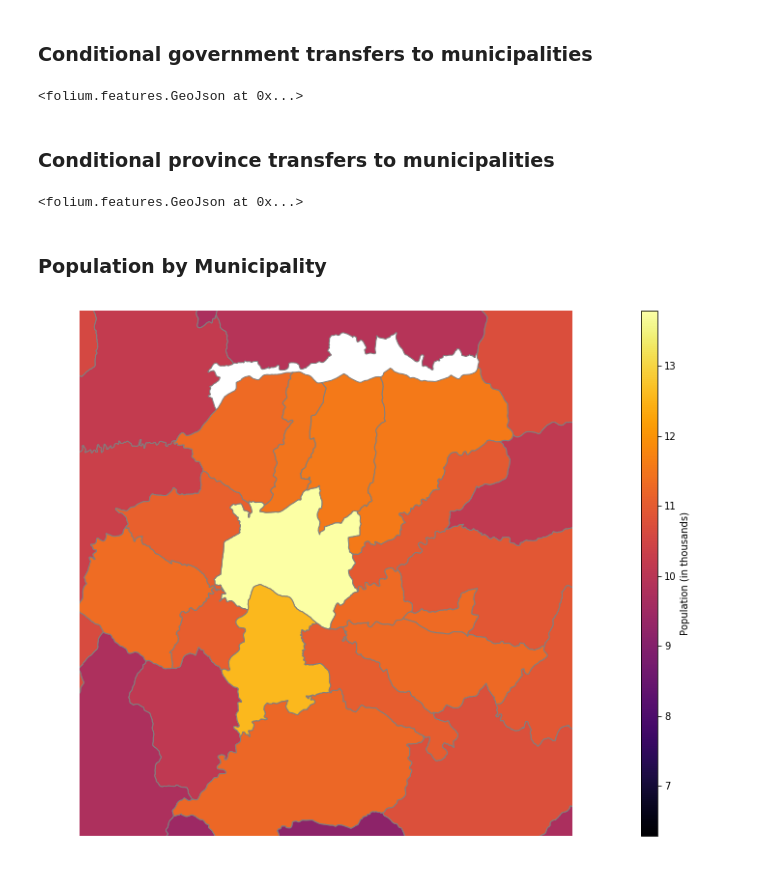
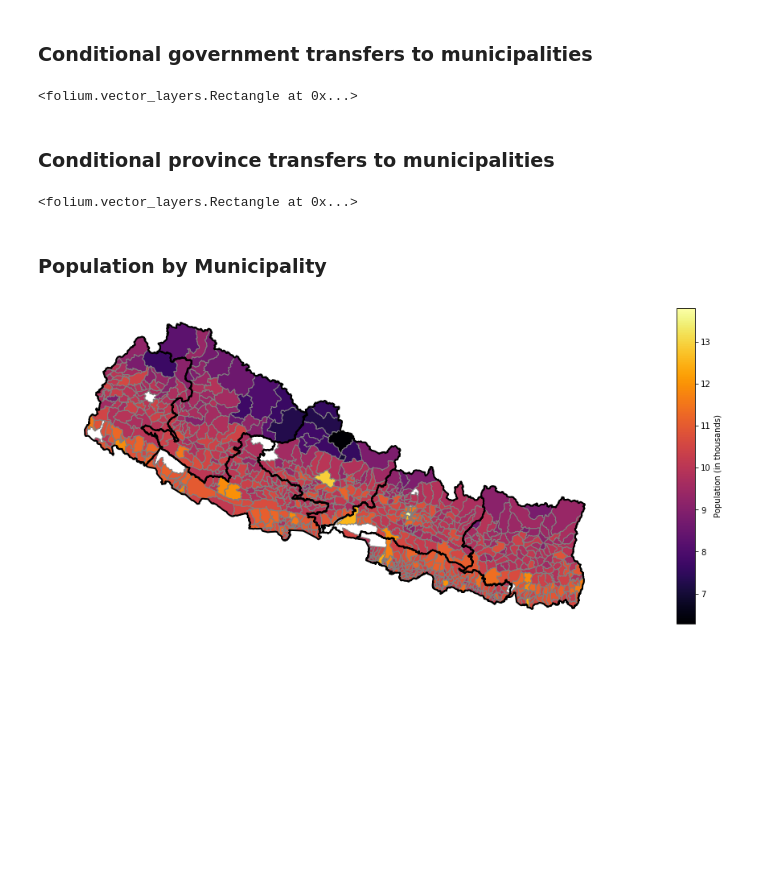
Before and after one commit to FedericoGanz/Nepal_maps, a Jupyter notebook: Nepal_map.ipynb, the cells around one changed output. Drawn from its saved outputs; the diff is of its cells as text; code cells hidden in the pictures; blank space fills up the shorter version.

```diff
--- a/Nepal_map.ipynb
+++ b/Nepal_map.ipynb
@@ -315,9 +342,13 @@ choropleth  = folium.Choropleth(
      bins=[0, 0.2, 0.4, 0.6, 0.8, 1],
      fill_color = 'YlOrRd',
      highlight = True,
-     legend_name = 'Share of government transfers that is either conditional or complementary',
+     legend_name = 'Share of Central transfers that is either conditional or complementary',
      name='Share of government transfers that is either conditional or complementary'
     ).add_to(m)
+
+folium.GeoJson(nepal_province.to_json(),
+                style_function=lambda x: {'width':8, 'color':'black', 'fillColor':'none'}
+              ).add_to(m)
 
 choropleth.geojson.add_child(
     folium.features.GeoJsonTooltip(
@@ -328,10 +359,12 @@ choropleth.geojson.add_child(
         )
     )
 
+folium.Rectangle(bounds=edges, color='Black', fill=False).add_to(m)
+
 # Remove comment below to show map
 # m
 # %% [output]
-<folium.features.GeoJson at 0x...>
+<folium.vector_layers.Rectangle at 0x...>
 # %% [markdown]
 ### Conditional province transfers to municipalities
 # %%
@@ -349,6 +382,10 @@ choropleth  = folium.Choropleth(
      name='Share of province transfers that is either conditional or complementary'
     ).add_to(m)
 
+folium.GeoJson(nepal_province.to_json(),
+                style_function=lambda x: {'width':8, 'color':'black', 'fillColor':'none'}
+              ).add_to(m)
+
 choropleth.geojson.add_child(
     folium.features.GeoJsonTooltip(
         fields=['Municipality', 'District', 'Province', 'pop', 'conditional_complementary_share_prov'],
@@ -358,10 +395,12 @@ choropleth.geojson.add_child(
         )
     )
 
+folium.Rectangle(bounds=edges, color='Black', fill=False).add_to(m)
+
 # Remove comment below to show map
 # m
 # %% [output]
-<folium.features.GeoJson at 0x...>
+<folium.vector_layers.Rectangle at 0x...>
 # %% [markdown]
 ### Population by Municipality
 # %%
@@ -381,35 +420,35 @@ municipalities_merged.plot(ax=ax,
                     cax=cax,
                     legend_kwds=dict(label = "Population (in thousands)")
                    )
 
 # Remove comment to include labels on provinces
 ################################################################################
 # nepal_province.apply(lambda x: ax.annotate(s=x.Name,
 #                                            xy=x.geometry.centroid.coords[0],
 #                                            ha='center',
 #                                            va='center',
 #                                            bbox=dict(boxstyle="square",
 #                                                      fc="w",
 #                                                      edgecolor='none',
 #                                                      facecolor ='white',
 #                                                      alpha=0.6)
 #                                           ),axis=1);
 ################################################################################
 
 
 #To focus on Kathmandu
 ################################################################################
-xlim = ([85.19,  85.51])
-ylim = ([27.55,  27.85])
-ax.set_xlim(xlim)
-ax.set_ylim(ylim)
+# xlim = ([85.19,  85.51])
+# ylim = ([27.55,  27.85])
+# ax.set_xlim(xlim)
+# ax.set_ylim(ylim)
 ################################################################################
 
 nepal_province.plot(ax=ax,
                  linewidth=2,
                  edgecolor='black',
                  color='none')
 
 ax.set_axis_off()
 # %% [output]
-[figure, old version]
+[figure, new version]
```
Also changed, not shown: parts of 6 cells of this notebook.
